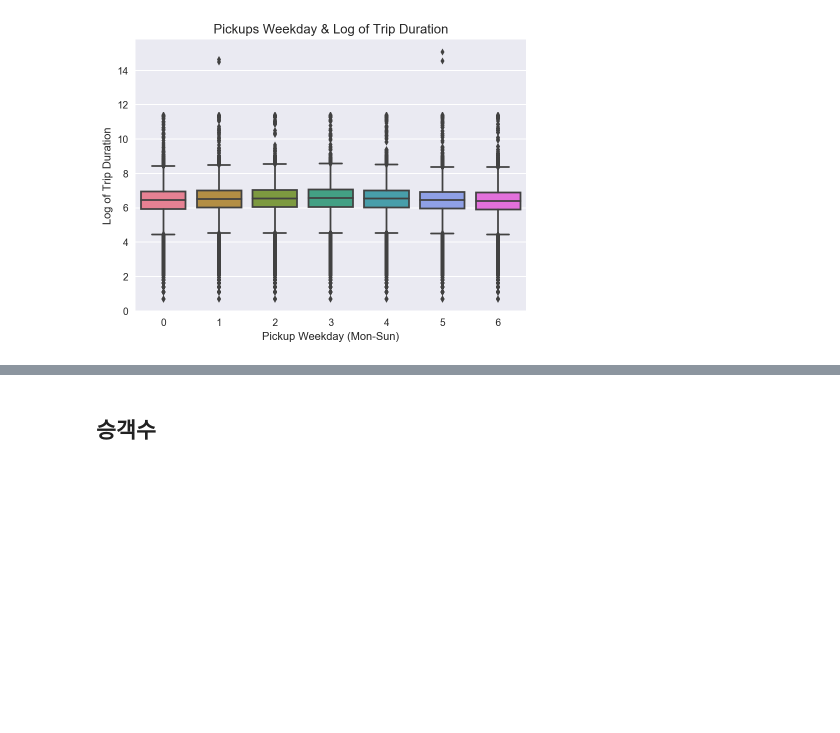
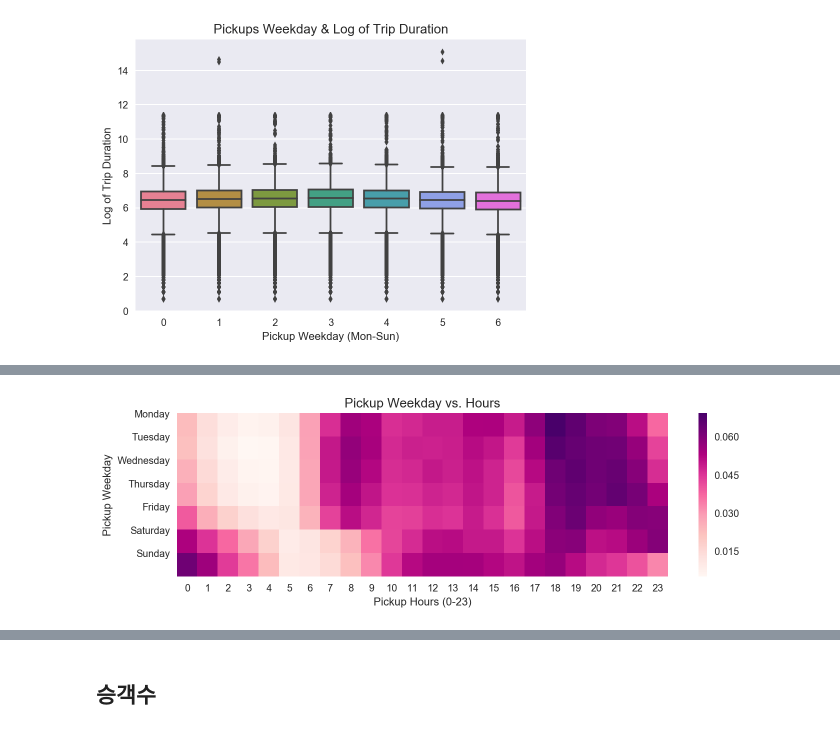
Before and after one commit to novdov/dss7b5-nyctaxi, a Jupyter notebook: KSW/EDA_KSW.ipynb, the cells around one changed output, grey strips where cells are left out. Saved outputs shown, nothing was run; the diff lists cells and outputs as text; code cells hidden in the pictures; blank space fills up the shorter version.

```diff
--- a/KSW/EDA_KSW.ipynb
+++ b/KSW/EDA_KSW.ipynb
@@ -324,0 +359,17 @@ plt.show()
+# %%
+weekday = ["Monday", "Tuesday", "Wednesday", "Thursday", "Friday", "Saturday", "Sunday"]
+
+plt.figure(figsize=(11,3))
+sns.heatmap(data=pd.crosstab(train["pickup_weekday"],
+                             train["pickup_hour"],
+                             values=train["vendor_id"],
+                             aggfunc="count",
+                             normalize="index"), cmap="RdPu")
+
+plt.title("Pickup Weekday vs. Hours", fontsize=13)
+plt.xlabel("Pickup Hours (0-23)")
+plt.ylabel("Pickup Weekday")
+plt.yticks(range(0,7), weekday, rotation="horizontal")
+plt.show()
+# %% [output]
+[figure, added]
```
Also changed, not shown: parts of 32 cells of this notebook.
